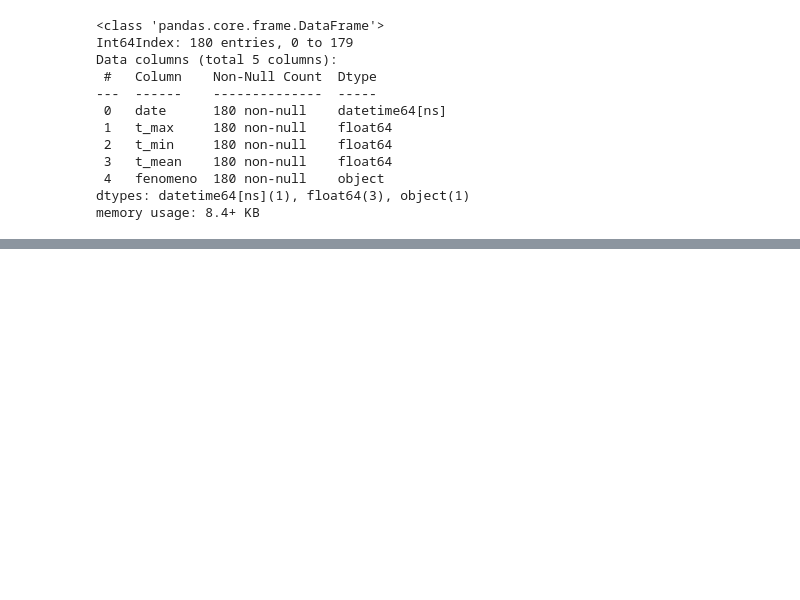
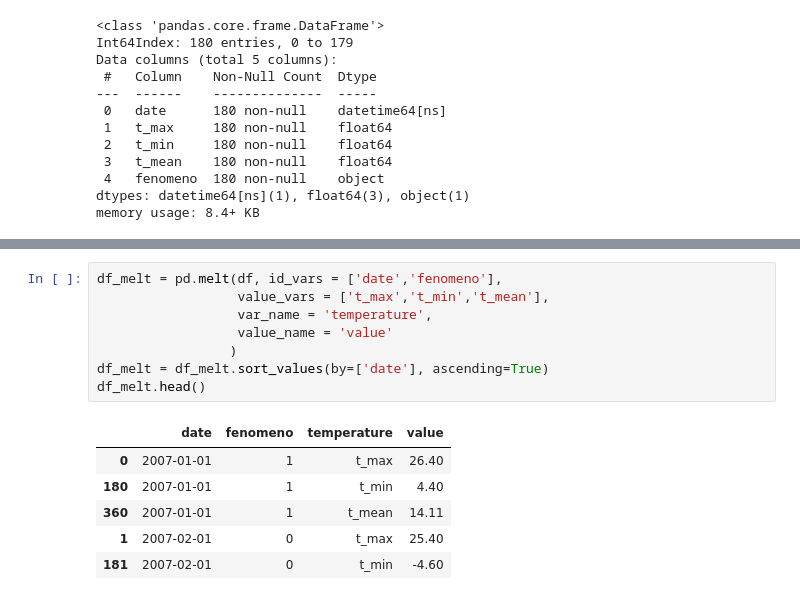
Before and after one commit to oecorrechag/Project-Austria, a Jupyter notebook: notebooks/3.0 exploratory.ipynb, the cells around one changed output, grey strips where cells are left out. Cells and saved outputs as stored; diff of their text form; blank space fills up the shorter version.

```diff
--- a/notebooks/3.0 exploratory.ipynb
+++ b/notebooks/3.0 exploratory.ipynb
@@ -58,0 +64,15 @@ fig.show()
+# %%
+df_melt = pd.melt(df, id_vars = ['date','fenomeno'],
+                  value_vars = ['t_max','t_min','t_mean'],
+                  var_name = 'temperature',
+                  value_name = 'value'
+                 )
+df_melt = df_melt.sort_values(by=['date'], ascending=True)
+df_melt.head()
+# %% [output]
+|  | date | fenomeno | temperature | value |
+| 0 | 2007-01-01 | 1 | t_max | 26.40 |
+| 180 | 2007-01-01 | 1 | t_min | 4.40 |
+| 360 | 2007-01-01 | 1 | t_mean | 14.11 |
+| 1 | 2007-02-01 | 0 | t_max | 25.40 |
+| 181 | 2007-02-01 | 0 | t_min | -4.60 |
```
Also changed, not shown: parts of 5 cells of this notebook, 1 other file.
